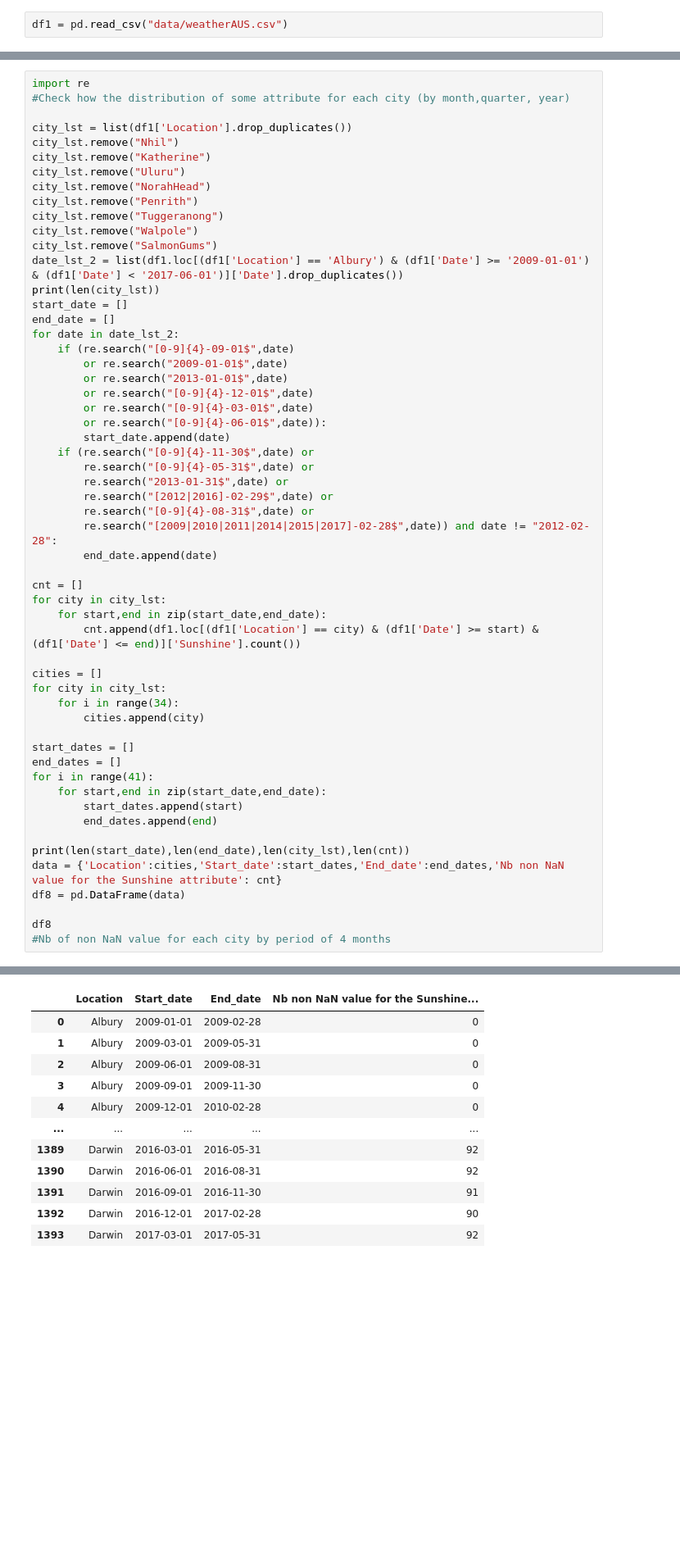
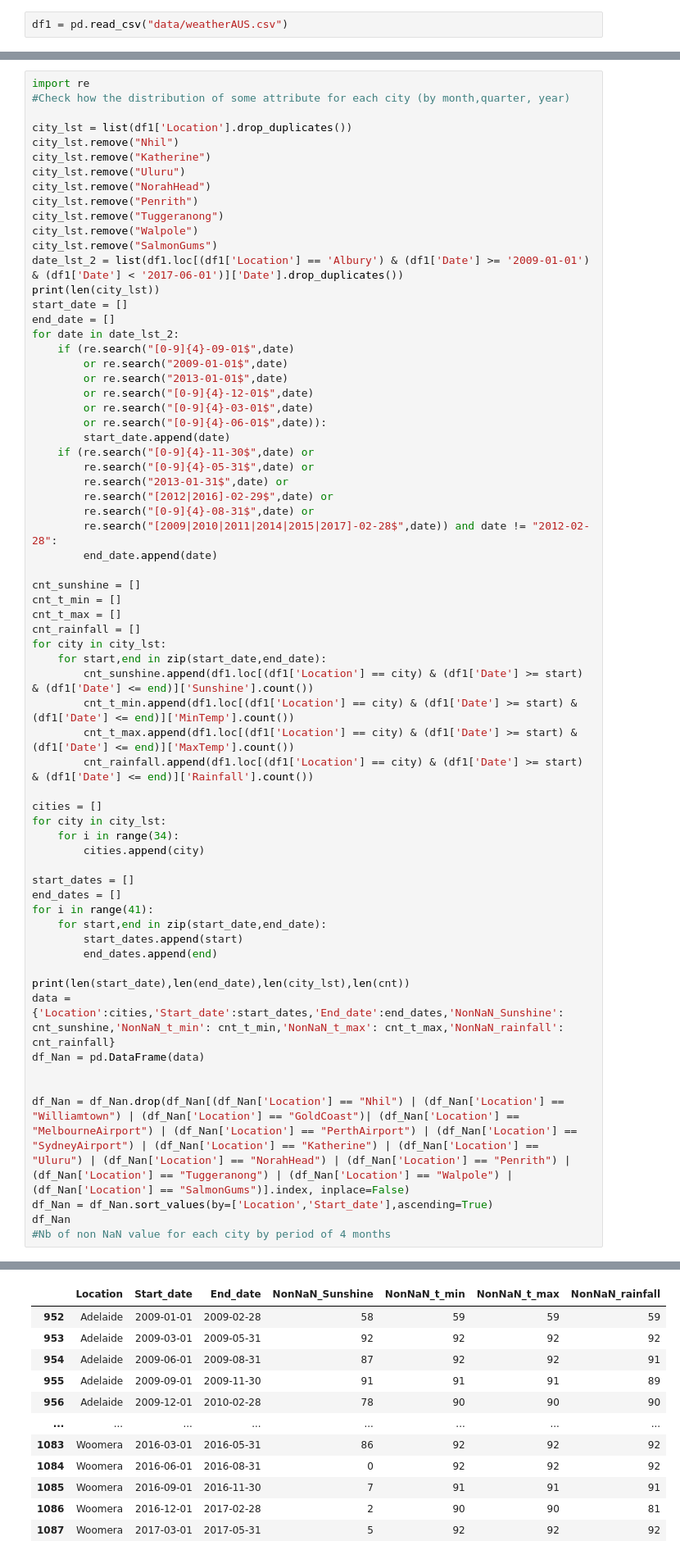
Before and after one commit to SnewZz/INFO-Y528-Info_vis_project, a Jupyter notebook: Preprocessing/project.ipynb, the cells around one changed output, grey strips where cells are left out. Shown: that part at 82% size. Saved outputs shown, nothing was run; the diff lists cells and outputs as text; blank space fills up the shorter version.

```diff
--- a/Preprocessing/project.ipynb
+++ b/Preprocessing/project.ipynb
@@ -315,47 +332,56 @@ for date in date_lst_2:
         start_date.append(date)
     if (re.search("[0-9]{4}-11-30$",date) or
         re.search("[0-9]{4}-05-31$",date) or
         re.search("2013-01-31$",date) or
         re.search("[2012|2016]-02-29$",date) or
         re.search("[0-9]{4}-08-31$",date) or
         re.search("[2009|2010|2011|2014|2015|2017]-02-28$",date)) and date != "2012-02-28":
         end_date.append(date)
 
-cnt = []
+cnt_sunshine = []
+cnt_t_min = []
+cnt_t_max = []
+cnt_rainfall = []
 for city in city_lst:
     for start,end in zip(start_date,end_date):
-        cnt.append(df1.loc[(df1['Location'] == city) & (df1['Date'] >= start) & (df1['Date'] <= end)]['Sunshine'].count())
+        cnt_sunshine.append(df1.loc[(df1['Location'] == city) & (df1['Date'] >= start) & (df1['Date'] <= end)]['Sunshine'].count())
+        cnt_t_min.append(df1.loc[(df1['Location'] == city) & (df1['Date'] >= start) & (df1['Date'] <= end)]['MinTemp'].count())
+        cnt_t_max.append(df1.loc[(df1['Location'] == city) & (df1['Date'] >= start) & (df1['Date'] <= end)]['MaxTemp'].count())
+        cnt_rainfall.append(df1.loc[(df1['Location'] == city) & (df1['Date'] >= start) & (df1['Date'] <= end)]['Rainfall'].count())
 
 cities = []
 for city in city_lst:
     for i in range(34):
         cities.append(city)
 
 start_dates = []
 end_dates = []
 for i in range(41):
     for start,end in zip(start_date,end_date):
         start_dates.append(start)
         end_dates.append(end)
 
 print(len(start_date),len(end_date),len(city_lst),len(cnt))
-data = {'Location':cities,'Start_date':start_dates,'End_date':end_dates,'Nb non NaN value for the Sunshine attribute': cnt}
-df8 = pd.DataFrame(data)
+data = {'Location':cities,'Start_date':start_dates,'End_date':end_dates,'NonNaN_Sunshine': cnt_sunshine,'NonNaN_t_min': cnt_t_min,'NonNaN_t_max': cnt_t_max,'NonNaN_rainfall': cnt_rainfall}
+df_Nan = pd.DataFrame(data)
 
-df8
+
+df_Nan = df_Nan.drop(df_Nan[(df_Nan['Location'] == "Nhil") | (df_Nan['Location'] == "Williamtown") | (df_Nan['Location'] == "GoldCoast")| (df_Nan['Location'] == "MelbourneAirport") | (df_Nan['Location'] == "PerthAirport") | (df_Nan['Location'] == "SydneyAirport") | (df_Nan['Location'] == "Katherine") | (df_Nan['Location'] == "Uluru") | (df_Nan['Location'] == "NorahHead") | (df_Nan['Location'] == "Penrith") | (df_Nan['Location'] == "Tuggeranong") | (df_Nan['Location'] == "Walpole") | (df_Nan['Location'] == "SalmonGums")].index, inplace=False)
+df_Nan = df_Nan.sort_values(by=['Location','Start_date'],ascending=True)
+df_Nan
 #Nb of non NaN value for each city by period of 4 months
 # %% [output]
 41
 34 34 41 1394
-|  | Location | Start_date | End_date | Nb non NaN value for the Sunshine... |
-| 0 | Albury | 2009-01-01 | 2009-02-28 | 0 |
-| 1 | Albury | 2009-03-01 | 2009-05-31 | 0 |
-| 2 | Albury | 2009-06-01 | 2009-08-31 | 0 |
-| 3 | Albury | 2009-09-01 | 2009-11-30 | 0 |
-| 4 | Albury | 2009-12-01 | 2010-02-28 | 0 |
-| ... | ... | ... | ... | ... |
-| 1389 | Darwin | 2016-03-01 | 2016-05-31 | 92 |
-| 1390 | Darwin | 2016-06-01 | 2016-08-31 | 92 |
-| 1391 | Darwin | 2016-09-01 | 2016-11-30 | 91 |
-| 1392 | Darwin | 2016-12-01 | 2017-02-28 | 90 |
-| 1393 | Darwin | 2017-03-01 | 2017-05-31 | 92 |
+|  | Location | Start_date | End_date | NonNaN_Sunshine | NonNaN_t_min | NonNaN_t_max | NonNaN_rainfall |
+| 952 | Adelaide | 2009-01-01 | 2009-02-28 | 58 | 59 | 59 | 59 |
+| 953 | Adelaide | 2009-03-01 | 2009-05-31 | 92 | 92 | 92 | 92 |
+| 954 | Adelaide | 2009-06-01 | 2009-08-31 | 87 | 92 | 92 | 91 |
+| 955 | Adelaide | 2009-09-01 | 2009-11-30 | 91 | 91 | 91 | 89 |
+| 956 | Adelaide | 2009-12-01 | 2010-02-28 | 78 | 90 | 90 | 90 |
+| ... | ... | ... | ... | ... | ... | ... | ... |
+| 1083 | Woomera | 2016-03-01 | 2016-05-31 | 86 | 92 | 92 | 92 |
+| 1084 | Woomera | 2016-06-01 | 2016-08-31 | 0 | 92 | 92 | 92 |
+| 1085 | Woomera | 2016-09-01 | 2016-11-30 | 7 | 91 | 91 | 91 |
+| 1086 | Woomera | 2016-12-01 | 2017-02-28 | 2 | 90 | 90 | 81 |
+| 1087 | Woomera | 2017-03-01 | 2017-05-31 | 5 | 92 | 92 | 92 |
```
Also changed, not shown: parts of 10 cells of this notebook, 10 other files.
